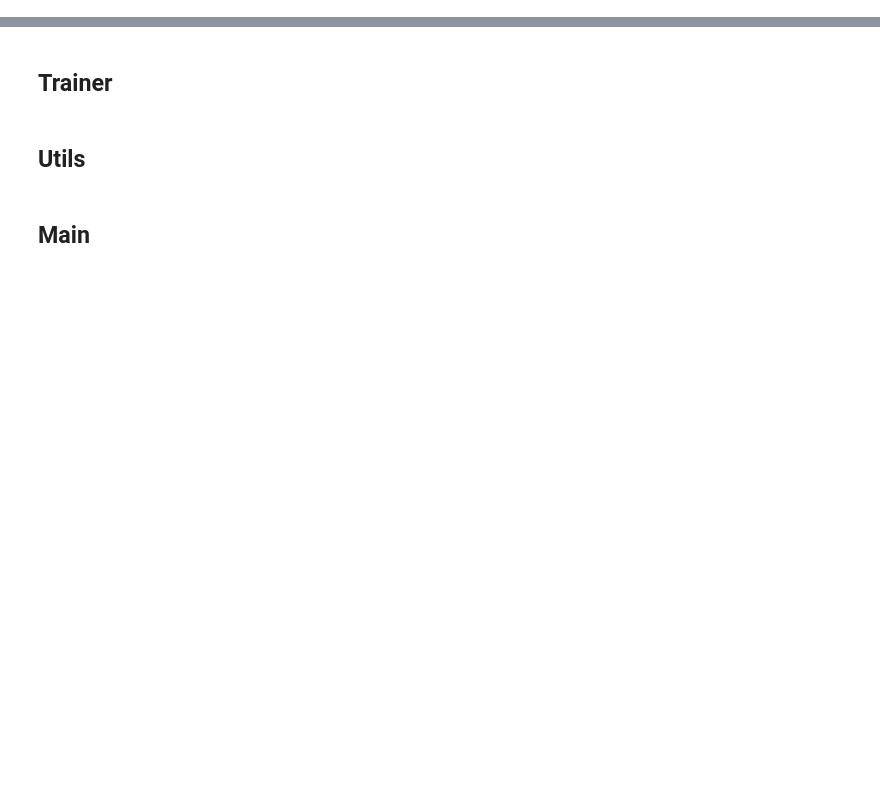
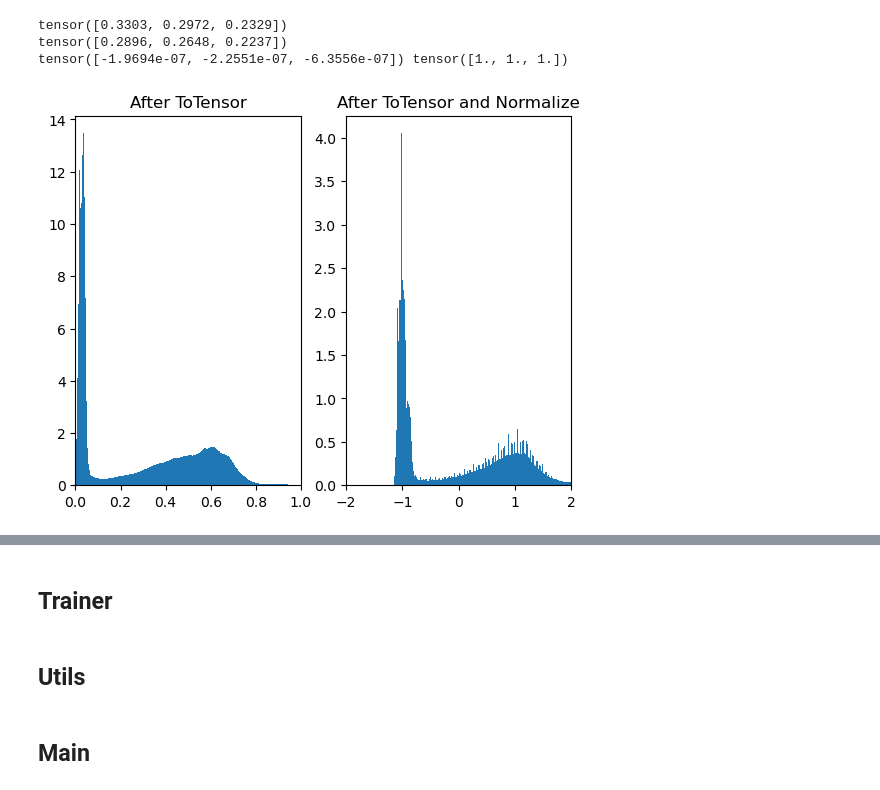
Before and after one commit to dldou/UNet, a Jupyter notebook: Unet.ipynb, the cells around one changed output, grey strips where cells are left out. Drawn from its saved outputs; the diff is of its cells as text; code cells hidden in the pictures; blank space fills up the shorter version.

```diff
--- a/Unet.ipynb
+++ b/Unet.ipynb
@@ -74,0 +324,7 @@ class MaskPILToTensor:
+# %%
+get_stats_on_tensor_data("./saving/stats_images.pkl", "./saving/stats_labels.pkl", classes)
+# %% [output]
+tensor([0.3303, 0.2972, 0.2329])
+tensor([0.2896, 0.2648, 0.2237])
+tensor([-1.9694e-07, -2.2551e-07, -6.3556e-07]) tensor([1., 1., 1.])
+[figure, added]
```
Also changed, not shown: parts of 24 cells of this notebook.
